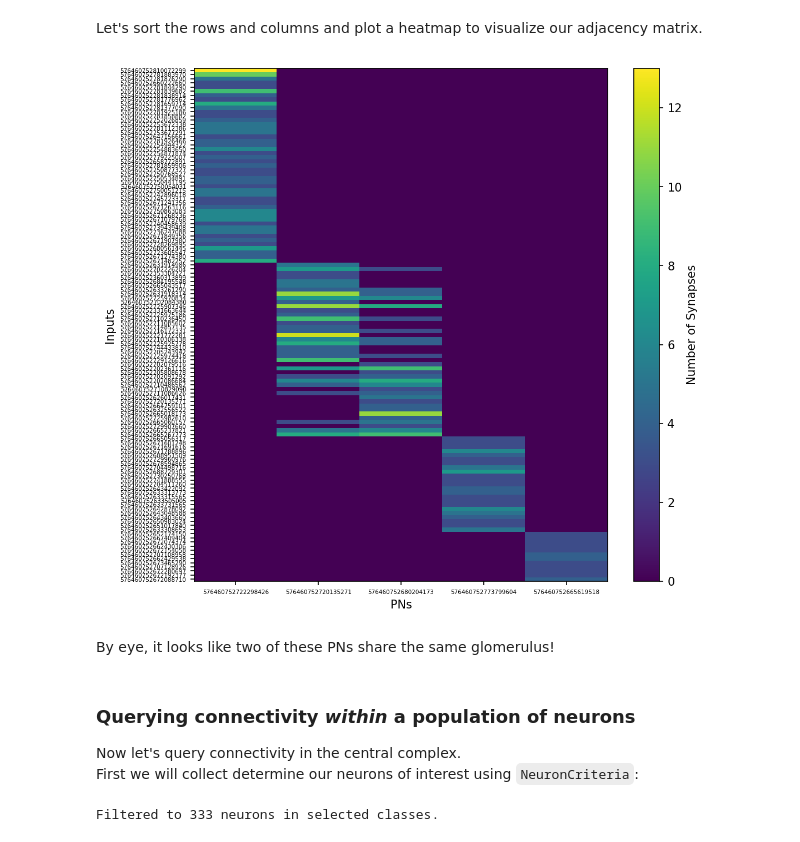
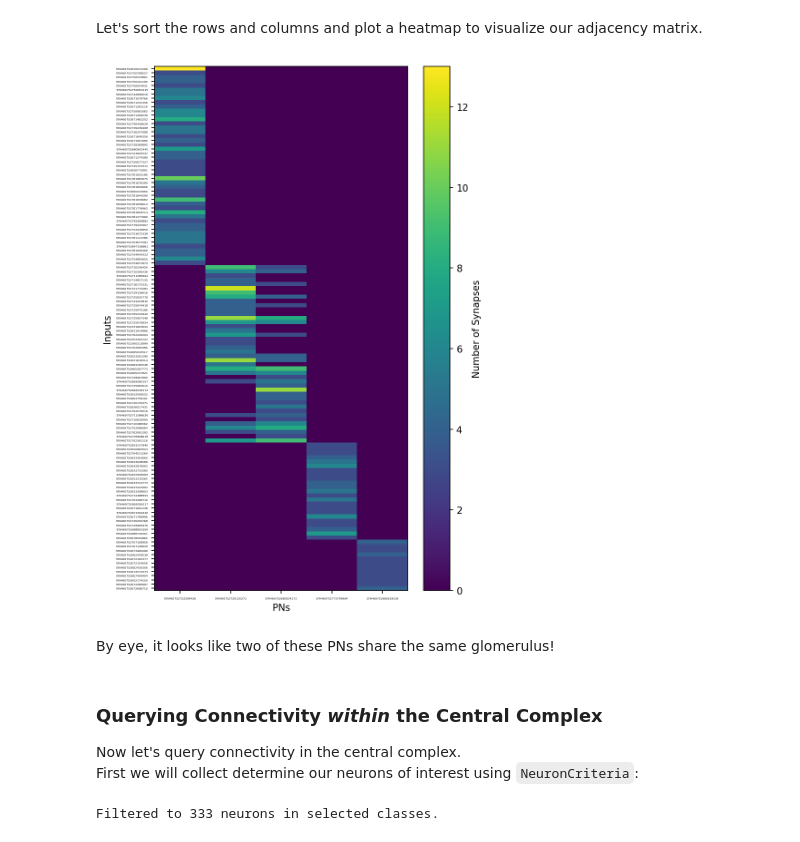
Before and after one commit to Social-Evolution-and-Behavior/crantpy, a Jupyter notebook: docs/deep_dive/connectivity.ipynb, the cells around one changed output. Drawn from its saved outputs; the diff is of its cells as text; code cells hidden in the pictures.

```diff
--- a/docs/deep_dive/connectivity.ipynb
+++ b/docs/deep_dive/connectivity.ipynb
@@ -145,20 +171,20 @@ sorted_row_indices = np.argsort(row_max_locs)
 adjacency = adjacency.iloc[sorted_row_indices]
 # %%
 # Plot heatmap of connections
-plt.figure(figsize=(8, 8), dpi=150)
+plt.figure(figsize=(6, 10), dpi=150)
 plt.imshow(adjacency.values, aspect='auto', cmap='viridis')
 plt.colorbar(label='Number of Synapses')
 plt.xlabel('PNs')
 plt.ylabel('Inputs')
-plt.xticks(ticks=np.arange(len(adjacency.columns)), labels=adjacency.columns, rotation=0, fontsize=5)
-plt.yticks(ticks=np.arange(len(adjacency.index)), labels=adjacency.index, fontsize=5)
+plt.xticks(ticks=np.arange(len(adjacency.columns)), labels=adjacency.columns, rotation=0, fontsize=3)
+plt.yticks(ticks=np.arange(len(adjacency.index)), labels=adjacency.index, fontsize=3)
 plt.show()
 # %% [output]
-[figure, old version]
+[figure, new version]
 # %% [markdown]
 By eye, it looks like two of these PNs share the same glomerulus!
 # %% [markdown]
-### Querying connectivity _within_ a population of neurons
+### Querying Connectivity _within_ the Central Complex
 
 Now let's query connectivity in the central complex. \
 First we will collect determine our neurons of interest using `NeuronCriteria`:
```
Also changed, not shown: parts of 7 cells of this notebook.
